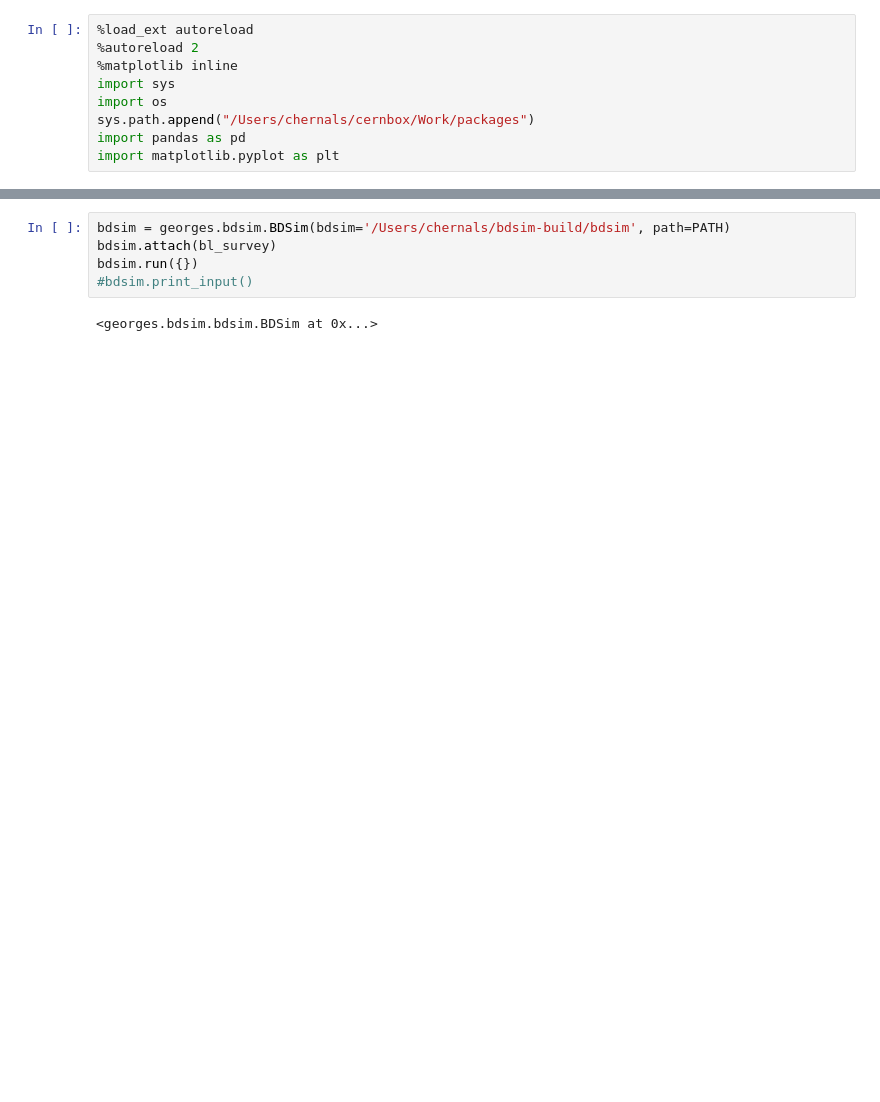
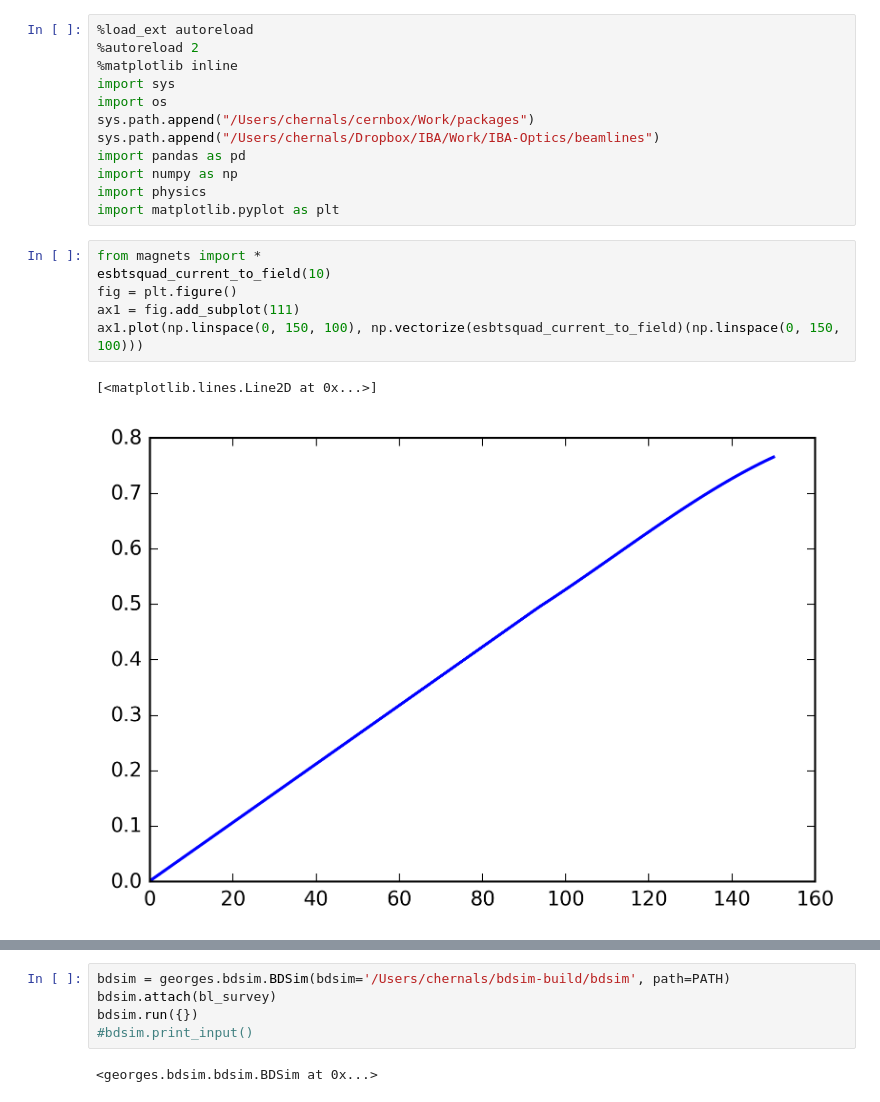
Before and after one commit to ULB-Metronu/georges, a Jupyter notebook: examples/Example Georges.ipynb, the cells around one changed output, grey strips where cells are left out. Drawn from its saved outputs; the diff is of its cells as text; blank space fills up the shorter version.

```diff
--- a/examples/Example Georges.ipynb
+++ b/examples/Example Georges.ipynb
@@ -5,5 +5,17 @@
 import sys
 import os
 sys.path.append("/Users/chernals/cernbox/Work/packages")
+sys.path.append("/Users/chernals/Dropbox/IBA/Work/IBA-Optics/beamlines")
 import pandas as pd
+import numpy as np
+import physics
 import matplotlib.pyplot as plt
+# %%
+from magnets import *
+esbtsquad_current_to_field(10)
+fig = plt.figure()
+ax1 = fig.add_subplot(111)
+ax1.plot(np.linspace(0, 150, 100), np.vectorize(esbtsquad_current_to_field)(np.linspace(0, 150, 100)))
+# %% [output]
+[<matplotlib.lines.Line2D at 0x...>]
+[figure, added]
```
Also changed, not shown: parts of 9 cells of this notebook, 6 other files.
